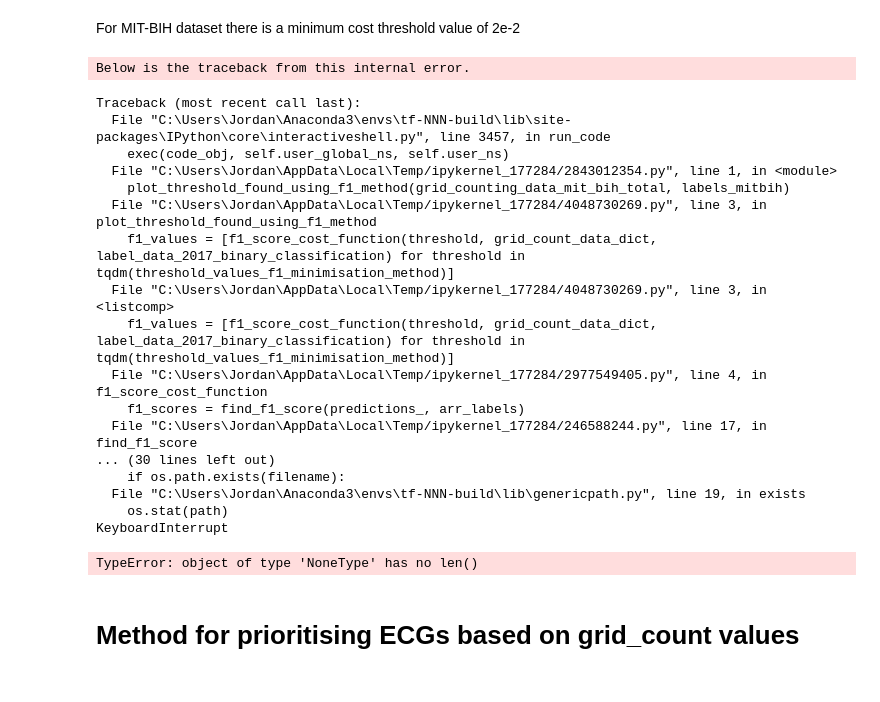
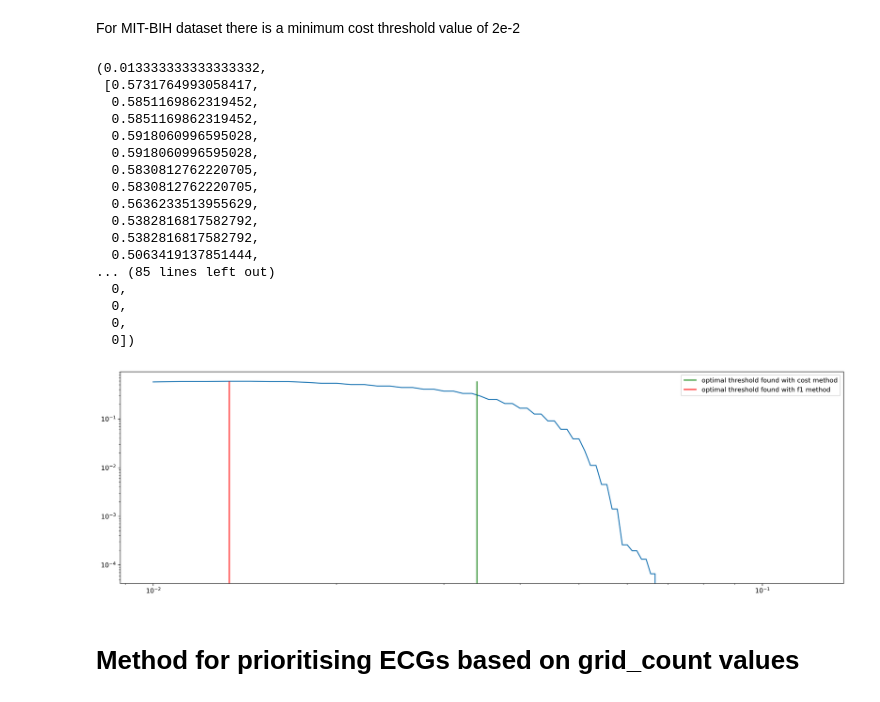
Before and after one commit to jordanesmith/Data_of_your_Heart_11B_Project, a Jupyter notebook: RRintervalsMethod.ipynb, the cells around one changed output. Drawn from its saved outputs; the diff is of its cells as text; code cells hidden in the pictures.

```diff
--- a/RRintervalsMethod.ipynb
+++ b/RRintervalsMethod.ipynb
@@ -554,27 +535,26 @@ threshold_values_for_cost_minimisation[np.argmin(np.array(cost_values))], min(co
 # %% [markdown]
 For MIT-BIH dataset there is a minimum cost threshold value of 2e-2
 # %%
-# plot_threshold_found_using_f1_method(grid_counting_data_mit_bih_total, labels_mitbih)
+plot_threshold_found_using_f1_method(grid_counting_data_mit_bih_total, labels_mitbih)
 # %% [output]
-Below is the traceback from this internal error.
+(0.013333333333333332,
+ [0.5731764993058417,
+  0.5851169862319452,
+  0.5851169862319452,
+  0.5918060996595028,
+  0.5918060996595028,
+  0.5830812762220705,
+  0.5830812762220705,
+  0.5636233513955629,
+  0.5382816817582792,
+  0.5382816817582792,
+  0.5063419137851444,
+... (85 lines left out)
+  0,
+  0,
+  0,
+  0])
-Traceback (most recent call last):
-  File "C:\Users\Jordan\Anaconda3\envs\tf-NNN-build\lib\site-packages\IPython\core\interactiveshell.py", line 3457, in run_code
-    exec(code_obj, self.user_global_ns, self.user_ns)
-  File "C:\Users\Jordan\AppData\Local\Temp/ipykernel_177284/2843012354.py", line 1, in <module>
-    plot_threshold_found_using_f1_method(grid_counting_data_mit_bih_total, labels_mitbih)
-  File "C:\Users\Jordan\AppData\Local\Temp/ipykernel_177284/4048730269.py", line 3, in plot_threshold_found_using_f1_method
-    f1_values = [f1_score_cost_function(threshold, grid_count_data_dict, label_data_2017_binary_classification) for threshold in tqdm(threshold_values_f1_minimisation_method)]
-  File "C:\Users\Jordan\AppData\Local\Temp/ipykernel_177284/4048730269.py", line 3, in <listcomp>
-    f1_values = [f1_score_cost_function(threshold, grid_count_data_dict, label_data_2017_binary_classification) for threshold in tqdm(threshold_values_f1_minimisation_method)]
-  File "C:\Users\Jordan\AppData\Local\Temp/ipykernel_177284/2977549405.py", line 4, in f1_score_cost_function
-    f1_scores = find_f1_score(predictions_, arr_labels)
-  File "C:\Users\Jordan\AppData\Local\Temp/ipykernel_177284/246588244.py", line 17, in find_f1_score
-... (30 lines left out)
-    if os.path.exists(filename):
-  File "C:\Users\Jordan\Anaconda3\envs\tf-NNN-build\lib\genericpath.py", line 19, in exists
-    os.stat(path)
-KeyboardInterrupt
-TypeError: object of type 'NoneType' has no len()
+[figure, added]
 # %% [markdown]
 # Method for prioritising ECGs based on grid_count values
 # %%
```
Also changed, not shown: parts of 4 cells of this notebook, 7 other files.
